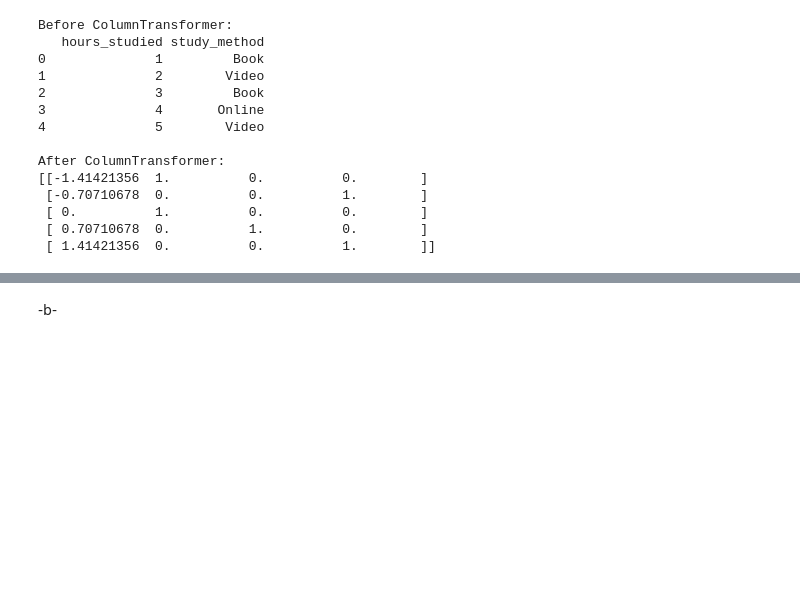
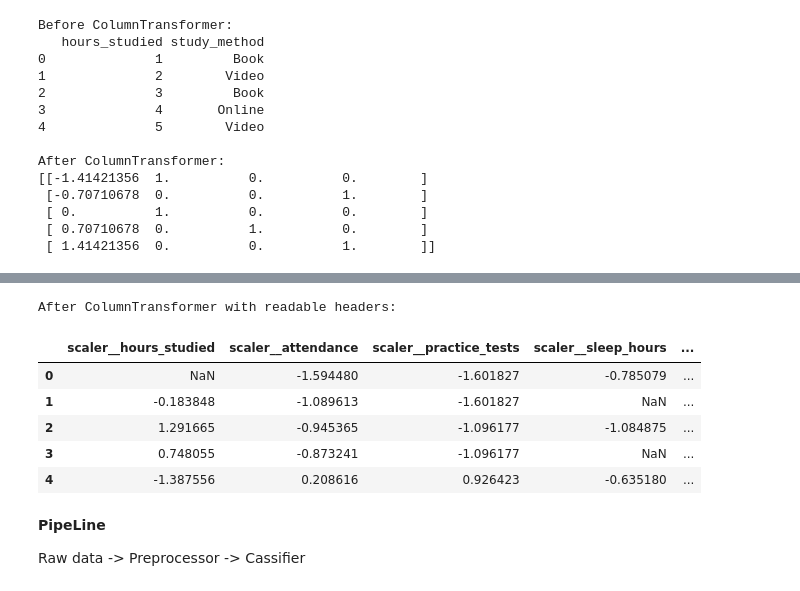
Before and after one commit to mj-awad17/AI-Engineering-bootcamp, a Jupyter notebook: Week-3/Day-3/class_work.ipynb, the cells around one changed output, grey strips where cells are left out. Drawn from its saved outputs; the diff is of its cells as text; code cells hidden in the pictures; blank space fills up the shorter version.

```diff
--- a/Week-3/Day-3/class_work.ipynb
+++ b/Week-3/Day-3/class_work.ipynb
@@ -345,6 +357,10 @@ prep = ColumnTransformer(
     ]
 )
 
-df_transformerd = prep.fit_transform(df)
-# df_transformed
+df_transformed = prep.fit_transform(df)
+print(f"\nAfter ColumnTransformer:\n{df_transformed}")
+
+# retrieve readable headers
+columns = prep.get_feature_names_out()
+transformed_df = pd.DataFrame(df_transformed, columns=columns)
 # %% [output]
@@ -356,2 +381,15 @@ array([[-1.41421356,  1.        ,  0.        ,  0.        ],
+# %%
+print("After ColumnTransformer with readable headers:")
+transformed_df[:5]
+# %% [output]
+After ColumnTransformer with readable headers:
+|  | scaler__hours_studied | scaler__attendance | scaler__practice_tests | scaler__sleep_hours | ... |
+| 0 | NaN | -1.594480 | -1.601827 | -0.785079 | ... |
+| 1 | -0.183848 | -1.089613 | -1.601827 | NaN | ... |
+| 2 | 1.291665 | -0.945365 | -1.096177 | -1.084875 | ... |
+| 3 | 0.748055 | -0.873241 | -1.096177 | NaN | ... |
+| 4 | -1.387556 | 0.208616 | 0.926423 | -0.635180 | ... |
 # %% [markdown]
--b-
+__PipeLine__
+
+Raw data -> Preprocessor -> Cassifier
```
Also changed, not shown: parts of 9 cells of this notebook.
